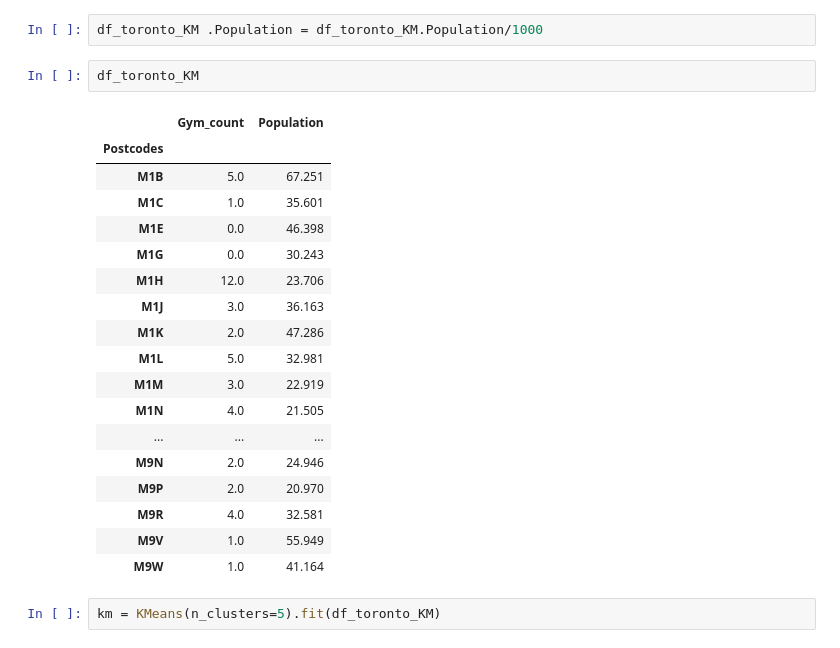
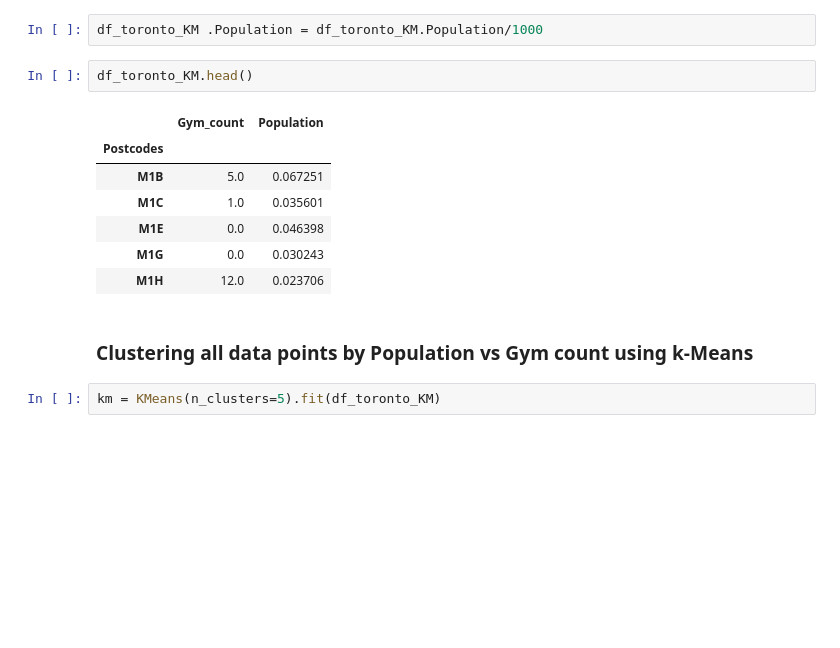
Before and after one commit to aviro092/Capstone, a Jupyter notebook: DS_Clustering.ipynb, the cells around one changed output. Saved outputs shown, nothing was run; the diff lists cells and outputs as text; blank space fills up the shorter version.

```diff
--- a/DS_Clustering.ipynb
+++ b/DS_Clustering.ipynb
@@ -374,26 +357,17 @@ df_toronto_KM
 # %%
 df_toronto_KM .Population = df_toronto_KM.Population/1000
 # %%
-df_toronto_KM
+df_toronto_KM.head()
 # %% [output]
 |  | Gym_count | Population |
 | Postcodes |  |  |
-| M1B | 5.0 | 67.251 |
-| M1C | 1.0 | 35.601 |
-| M1E | 0.0 | 46.398 |
-| M1G | 0.0 | 30.243 |
-| M1H | 12.0 | 23.706 |
-| M1J | 3.0 | 36.163 |
-| M1K | 2.0 | 47.286 |
-| M1L | 5.0 | 32.981 |
-| M1M | 3.0 | 22.919 |
-| M1N | 4.0 | 21.505 |
-| ... | ... | ... |
-| M9N | 2.0 | 24.946 |
-| M9P | 2.0 | 20.970 |
-| M9R | 4.0 | 32.581 |
-| M9V | 1.0 | 55.949 |
-| M9W | 1.0 | 41.164 |
+| M1B | 5.0 | 0.067251 |
+| M1C | 1.0 | 0.035601 |
+| M1E | 0.0 | 0.046398 |
+| M1G | 0.0 | 0.030243 |
+| M1H | 12.0 | 0.023706 |
+# %% [markdown]
+### Clustering all data points by Population vs Gym count using k-Means
 # %%
 km = KMeans(n_clusters=5).fit(df_toronto_KM)
 # %%
```
Also changed, not shown: parts of 32 cells of this notebook.
